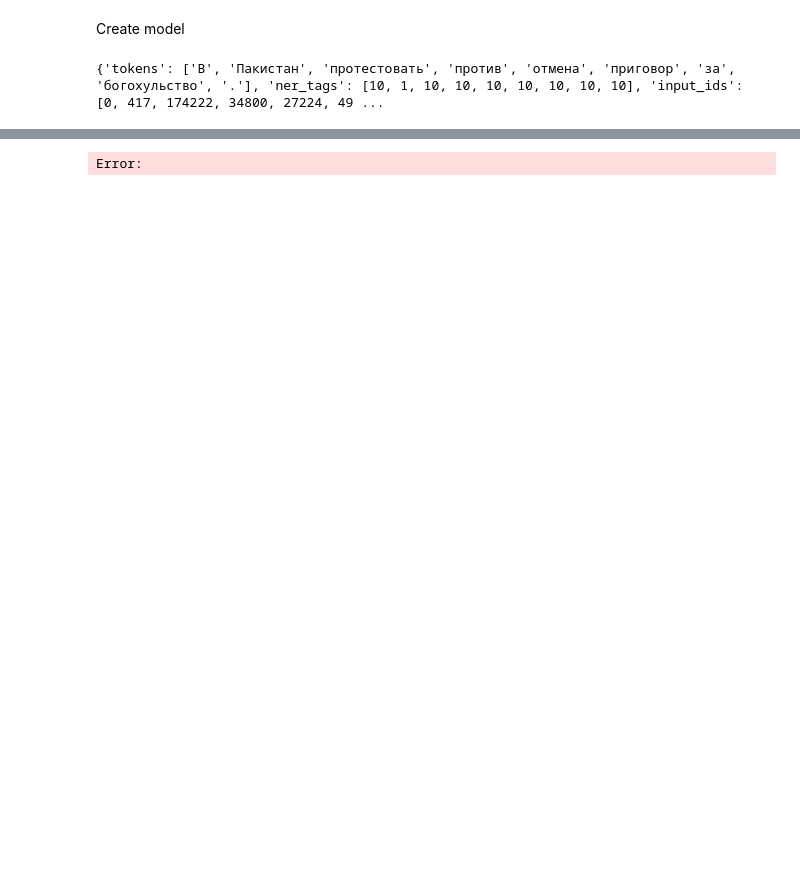
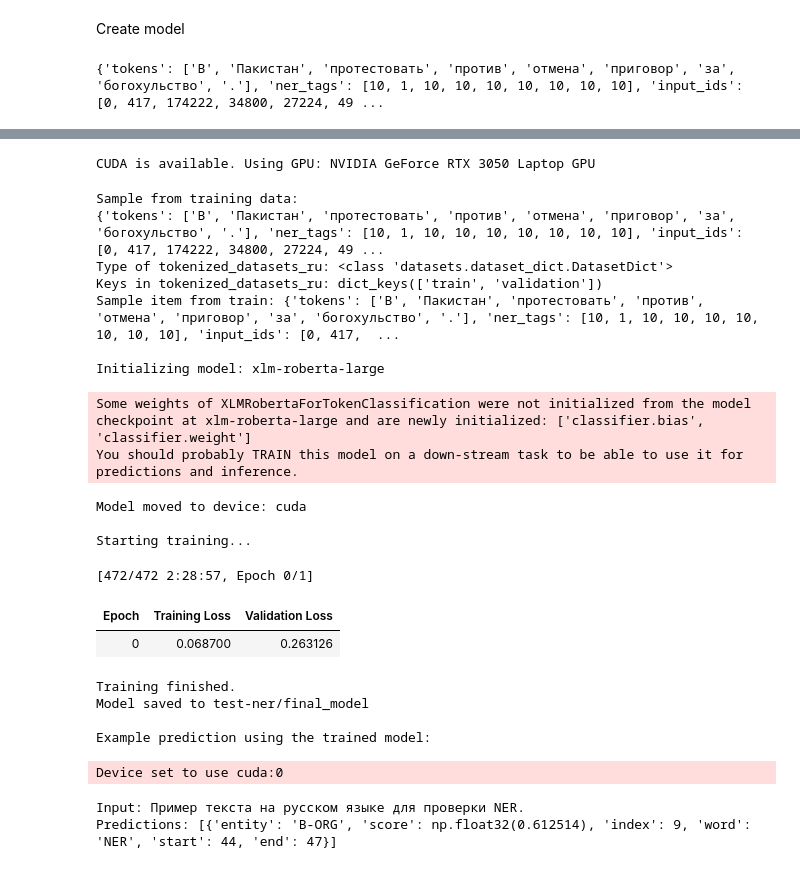
Before and after one commit to kfkfkflmej/NLP_project, a Jupyter notebook: scripts/development/Model_training.ipynb, the cells around one changed output, grey strips where cells are left out. Saved outputs shown, nothing was run; the diff lists cells and outputs as text; code cells hidden in the pictures; blank space fills up the shorter version.

```diff
--- a/scripts/development/Model_training.ipynb
+++ b/scripts/development/Model_training.ipynb
@@ -105,0 +40,8 @@ def build_model(model_parameters):
+# %%
+# And this
+# Check if CUDA is available
+device = torch.device("cuda" if torch.cuda.is_available() else "cpu")
+
+# Create a tensor and move it to GPU
+x = torch.rand(5, 5).to(device)  # Move tensor to GPU
+print(x)
@@ -153,0 +104,8 @@ def train_model(model_parameters):
+# %%
+# --- Check for GPU availability ---
+if torch.cuda.is_available():
+    device = torch.device("cuda")
+    print(f"CUDA is available. Using GPU: {torch.cuda.get_device_name(0)}")
+else:
+    device = torch.device("cpu")
+    print("CUDA not available. Using CPU.")
@@ -235,9 +247,9 @@ model_name = "xlm-roberta-large"
 language_code = 'ru'
 output_dir = "test-ner" # Define output directory for TrainingArguments
 learning_rate = 2e-5
-train_batch_size = 16
-eval_batch_size = 16
-num_train_epochs = 3
+train_batch_size = 4
+eval_batch_size = 4
+num_train_epochs = 1
 weight_decay = 0.01
 
 # --- Check for GPU availability ---
@@ -252,7 +264,7 @@ else:
 # Assuming 'utilities.preprocess' returns the necessary components
 # Make sure the preprocess function is defined or imported correctly
 try:
-    data = preprocess(language_code=language_code, model_name=model_name)
+    data = preprocess(language_code=language_code, model_name=model_name, train=True)
     tokenized_datasets_ru, label_list, label2id, id2label, tokenizer = data[0], data[1], data[2], data[3], data[4]
     print("Sample from training data:")
     print(tokenized_datasets_ru["train"][0])
@@ -270,6 +282,9 @@ except NameError:
     tokenizer = AutoTokenizer.from_pretrained(model_name) # Load tokenizer separately if needed
     print("\nWARNING: Using placeholder data because 'preprocess' failed.")
 
+print(f"Type of tokenized_datasets_ru: {type(tokenized_datasets_ru)}")
+print(f"Keys in tokenized_datasets_ru: {tokenized_datasets_ru.keys()}")
+print(f"Sample item from train: {tokenized_datasets_ru['train'][0]}")
 
 # --- Initialize Model ---
 print(f"\nInitializing model: {model_name}")
@@ -298,17 +313,18 @@ data_collator = DataCollatorForTokenClassification(tokenizer)
 # Setting `no_cuda=False` (default) ensures GPU is used if possible.
 args = TrainingArguments(
     output_dir=output_dir,
-    evaluation_strategy="epoch",
-    learning_rate=learning_rate,
-    per_device_train_batch_size=train_batch_size,
-    per_device_eval_batch_size=eval_batch_size,
-    num_train_epochs=num_train_epochs,
-    weight_decay=weight_decay,
-    logging_dir='./logs', # Optional: directory for logs
-    logging_steps=10,     # Optional: log metrics every 10 steps
-    save_strategy="epoch", # Optional: save model checkpoint every epoch
-    load_best_model_at_end=True, # Optional: load the best model found during training
-    # no_cuda=False # Default is False, explicitly setting it ensures GPU usage if available
+    eval_strategy="epoch",
+    learning_rate=2e-5,
+    per_device_train_batch_size=2,
+    per_device_eval_batch_size=2,
+    gradient_accumulation_steps=8,
+    num_train_epochs=1,
+    weight_decay=0.01,
+    fp16=True,  # mixed precision
+    logging_dir='./logs',
+    logging_steps=10,
+    save_strategy="epoch",
+    load_best_model_at_end=True
 )
 
 # --- Initialize Trainer ---
@@ -325,34 +341,56 @@ if tokenized_datasets_ru: # Check if data was loaded successfully
 
     # --- Train the Model ---
     print("\nStarting training...")
     trainer.train()
     print("Training finished.")
 
     # --- Save the final model ---
     trainer.save_model(f"{output_dir}/final_model")
     tokenizer.save_pretrained(f"{output_dir}/final_model")
     print(f"Model saved to {output_dir}/final_model")
 
     # --- Example of using the trained model (optional) ---
     print("\nExample prediction using the trained model:")
     # Load the fine-tuned model and tokenizer
     # The pipeline automatically handles moving data to the model's device
     ner_pipeline = pipeline(
         "token-classification",
         model=f"{output_dir}/final_model",
         tokenizer=f"{output_dir}/final_model",
         # device=0 if torch.cuda.is_available() else -1 # Explicitly set device for pipeline if needed
     )
 
     example_text = "Пример текста на русском языке для проверки NER." # Example text in Russian
     results = ner_pipeline(example_text)
     print(f"Input: {example_text}")
     print(f"Predictions: {results}")
 
 else:
     print("\nSkipping training because data preprocessing failed.")
 # %% [output]
-Error:
+CUDA is available. Using GPU: NVIDIA GeForce RTX 3050 Laptop GPU
+Sample from training data:
+{'tokens': ['В', 'Пакистан', 'протестовать', 'против', 'отмена', 'приговор', 'за', 'богохульство', '.'], 'ner_tags': [10, 1, 10, 10, 10, 10, 10, 10, 10], 'input_ids': [0, 417, 174222, 34800, 27224, 49 ...
+Type of tokenized_datasets_ru: <class 'datasets.dataset_dict.DatasetDict'>
+Keys in tokenized_datasets_ru: dict_keys(['train', 'validation'])
+Sample item from train: {'tokens': ['В', 'Пакистан', 'протестовать', 'против', 'отмена', 'приговор', 'за', 'богохульство', '.'], 'ner_tags': [10, 1, 10, 10, 10, 10, 10, 10, 10], 'input_ids': [0, 417,  ...
+
+Initializing model: xlm-roberta-large
+Some weights of XLMRobertaForTokenClassification were not initialized from the model checkpoint at xlm-roberta-large and are newly initialized: ['classifier.bias', 'classifier.weight']
+You should probably TRAIN this model on a down-stream task to be able to use it for predictions and inference.
+Model moved to device: cuda
+
+Starting training...
+[472/472 2:28:57, Epoch 0/1]
+| Epoch | Training Loss | Validation Loss |
+| 0 | 0.068700 | 0.263126 |
+Training finished.
+Model saved to test-ner/final_model
+
+Example prediction using the trained model:
+Device set to use cuda:0
+Input: Пример текста на русском языке для проверки NER.
+Predictions: [{'entity': 'B-ORG', 'score': np.float32(0.612514), 'index': 9, 'word': 'NER', 'start': 44, 'end': 47}]
 # %%
 args = TrainingArguments(
     output_dir=output_dir,
```
Also changed, not shown: parts of 31 cells of this notebook, 4 other files.
